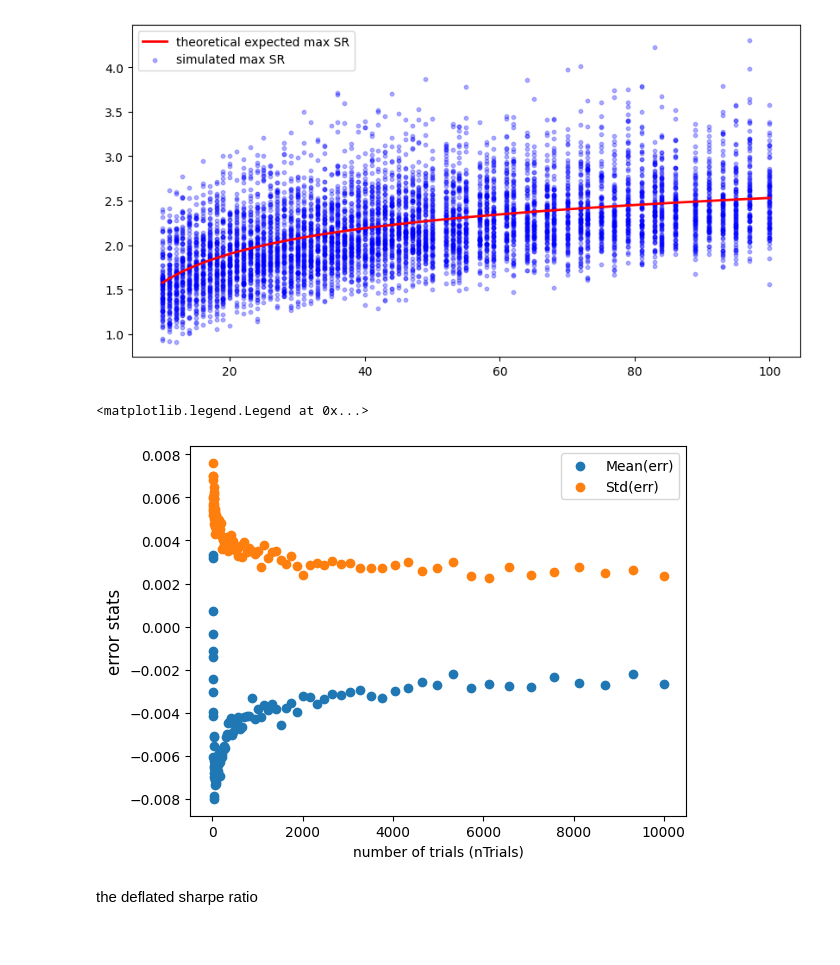
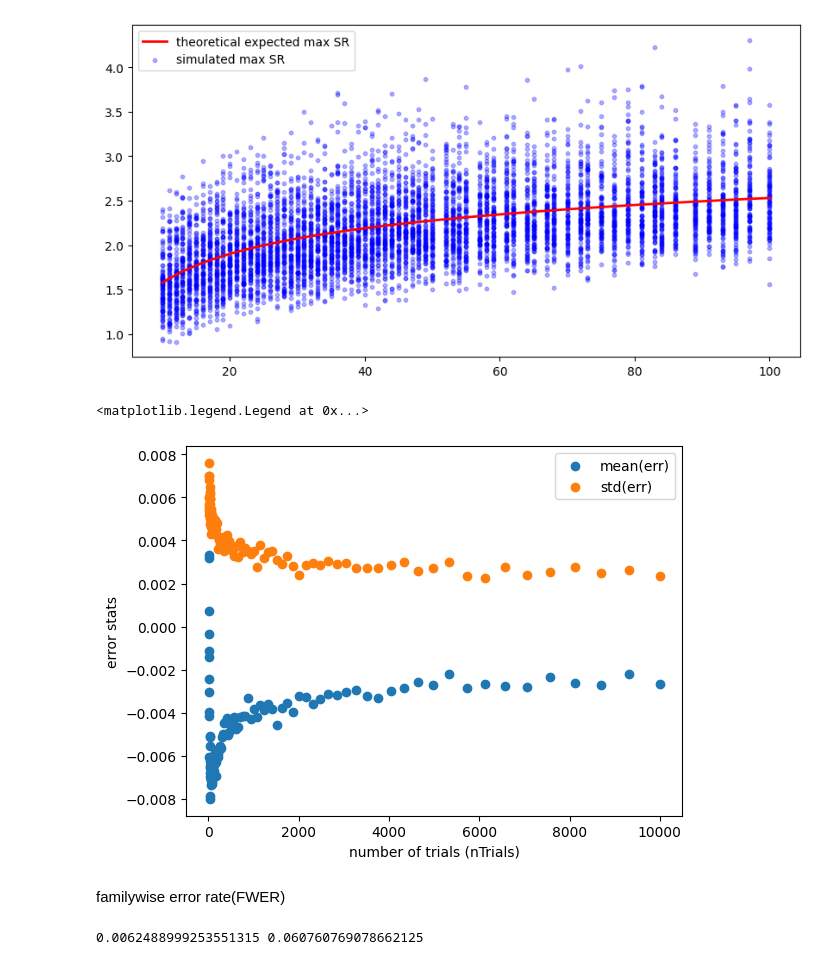
Before and after one commit to Joanna-Dai/Machine-Learning-for-Asset-Managers, a Jupyter notebook: ch8.ipynb, the cells around one changed output. Cells and saved outputs as stored; diff of their text form; code cells hidden in the pictures.

```diff
--- a/ch8.ipynb
+++ b/ch8.ipynb
@@ -135,18 +135,61 @@ if __name__=='__main__':
     # approximation error
     stats = getMeanStdError(nSims0=1000, nSims1=100, nTrials=nTrials, stdSR=1)
 # %%
-plt.scatter(stats.index, stats['meanErr'], label='Mean(err)')
-plt.scatter(stats.index, stats['stdErr'], label='Std(err)')
+plt.scatter(stats.index, stats['meanErr'], label='mean(err)')
+plt.scatter(stats.index, stats['stdErr'], label='std(err)')
 
 plt.xlabel('number of trials (nTrials)', fontsize=10)
-plt.ylabel('error stats', fontsize=12)
+plt.ylabel('error stats', fontsize=10)
 
 plt.legend()
 
 # std(err) is relatively small (below 0.5%) and it decreases as the number of trials increases
 # mean(err) is negative, indicating smaller experimental max SR (than theorectial expected SR), and thus mostly false positive strategy
 # %% [output]
 <matplotlib.legend.Legend at 0x...>
-[figure, old version]
+[figure, new version]
-# %% [markdown]
-the deflated sharpe ratio
+# %% [markdown]
+familywise error rate(FWER)
+# %%
+# type I error, with numeric example
+
+def getZStat(sr, t, sr_=0, skew=0, kurt=3):
+    """"
+    compute the z-stat to test whether sr is significantly greater than a threshold sr_
+    Bailey and Lopez de Prado (2012)
+    """
+    z = (sr-sr_)*(t-1)**.5
+    z /= (1-skew*sr+(kurt-1)/4.*sr**2)**.5
+    return z
+
+#----------------------------------------------------------
+
+def typeIErr(z, k=1):
+    """
+    compute false positive ratio
+    """
+    # alpha (false positive rate per trial) = P(reject H0|H0 is true) = P(Z>=z) = cdf(-z)
+    alpha = ss.norm.cdf(-z)
+    # the probability of making at least one type I error for K independent trials
+    alpha_k = 1 - (1-alpha)**k
+    return alpha, alpha_k
+
+#----------------------------------------------------------
+
+def main0():
+    """
+    numerical example
+    """
+    t, skew, kurt, k, freq = 1250, -3, 10, 10, 250
+    sr = 1.25/freq**.5
+    sr_ = 1./freq**.5
+    z = getZStat(sr, t, 0, skew, kurt)
+    alpha, alpha_k = typeIErr(z, k=k)
+    print(alpha, alpha_k)
+    return
+
+#----------------------------------------------------------
+
+if __name__=='__main__': main0()
+# %% [output]
+0.0062488999253551315 0.060760769078662125
```
Also changed, not shown: parts of 2 cells of this notebook.
